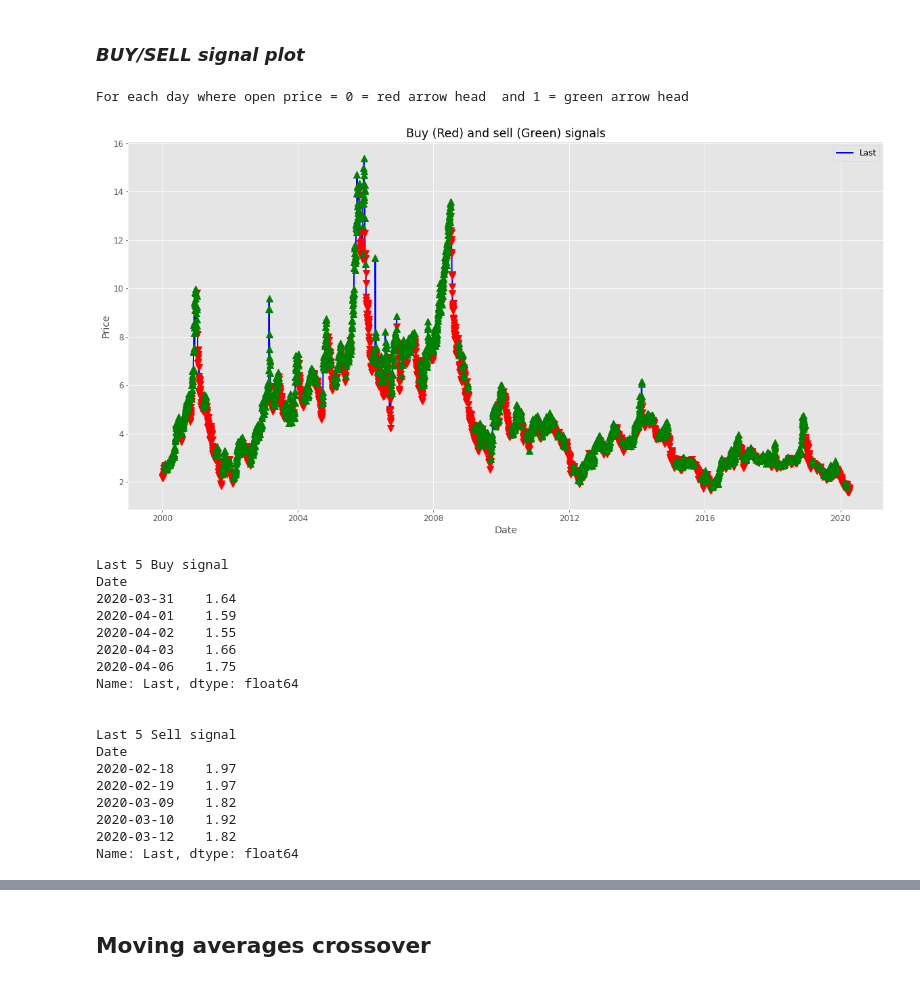
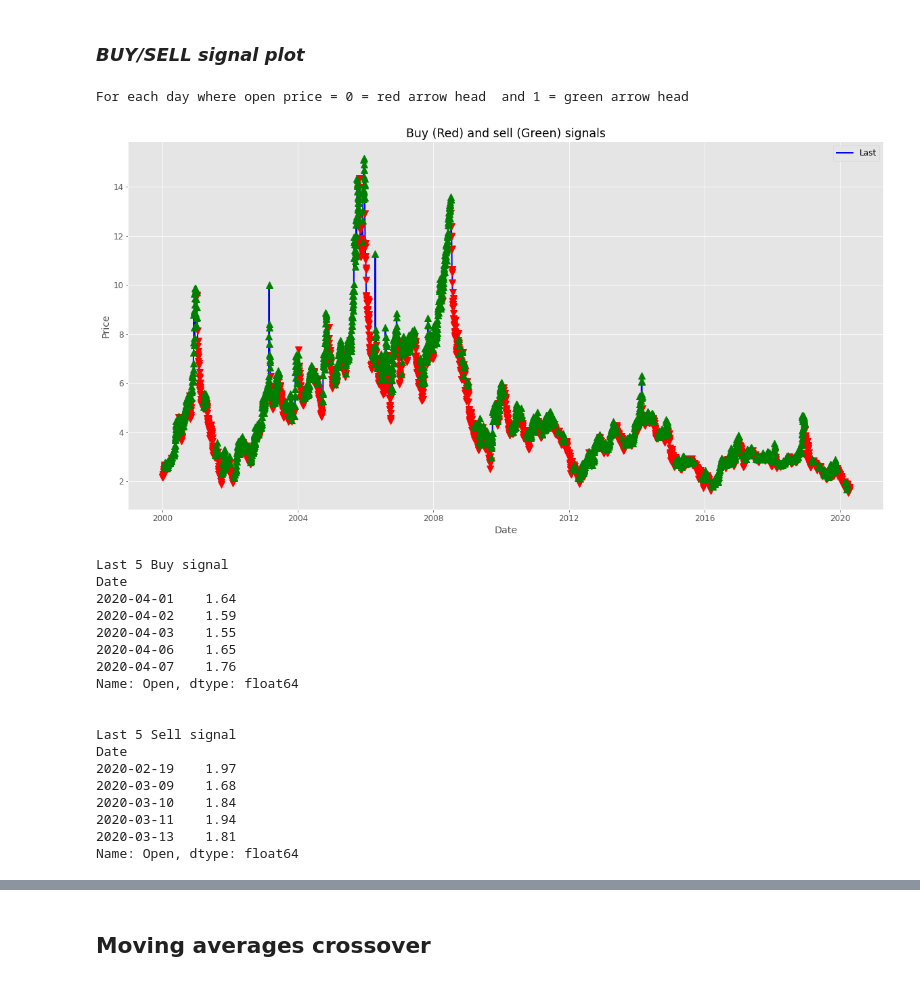
Before and after one commit to saritmaitra/Natural-Gas-Prediction-Model, a Jupyter notebook: Sarit.ipynb, the cells around one changed output, grey strips where cells are left out. Saved outputs shown, nothing was run; the diff lists cells and outputs as text; code cells hidden in the pictures.

```diff
--- a/Sarit.ipynb
+++ b/Sarit.ipynb
@@ -1021,16 +1038,16 @@ merge13["vol_rel_increment"] = merge13['Volume'].diff() / merge13['Volume']
 
 sma1 = 20
 sma2 = 100
-merge13["sma1"] = merge13['Last'].rolling(sma1).mean()
-merge13["sma2"] = merge13['Last'].rolling(sma2).mean()
+merge13["sma1"] = merge13['Open'].rolling(sma1).mean()
+merge13["sma2"] = merge13['Open'].rolling(sma2).mean()
 #merge13['ema42'] = merge13['Open'].ewm(span=42).mean()
 #merge13['ema252'] = merge13['Open'].ewm(span=252).mean()
 
-merge13['ema_12'] = merge13['Last'].ewm(span=10).mean()
-merge13['ema_26'] = merge13['Last'].ewm(span=26).mean()
-merge13['ROC'] = ((merge13['Last'] - merge13['Last'].shift(5)) / (merge13['Last'].shift(5)))*100
+merge13['ema_12'] = merge13['Open'].ewm(span=10).mean()
+merge13['ema_26'] = merge13['Open'].ewm(span=26).mean()
+merge13['ROC'] = ((merge13['Open'] - merge13['Open'].shift(5)) / (merge13['Open'].shift(5)))*100
 
-delta = merge13['Last'].diff()
+delta = merge13['Open'].diff()
 window = 14
 up_days = delta.copy()
 up_days[delta<=0]=0.0
@@ -1058,16 +1075,16 @@ df = merge13.apply(copy.deepcopy)
 ### ***WIndow Features***
 Adding lag features (sliding window method), here a window width of 1. It is as though we are sliding our focus along the time series for each observation with an interest in only what is within the window width.
 # %%
-df['t-2'] = df['Last'].shift(3)
-df['t-1'] = df['Last'].shift(2)
-df['t+1'] = df['Last'].shift(1)
+df['t-2'] = df['Open'].shift(3)
+df['t-1'] = df['Open'].shift(2)
+df['t+1'] = df['Open'].shift(1)
 #df.head()
 # %% [markdown]
 ### ***Rolling Window Statistics***
 Adding a summary of the values at previous time steps. We will calculate summary statistics across the values in the sliding window and include these as features in our dataset. The most useful is the mean of the previous values, also called the rolling mean.
 # %%
 width = 3
-shifted = df['Last'].shift(width - 1)
+shifted = df['Open'].shift(width - 1)
 roll_window = shifted.rolling(window=width)
 df['min'] = roll_window.min()
 df['mean'] = roll_window.mean()
@@ -1077,7 +1094,7 @@ df['max'] = roll_window.max()
 ### **Expanding Window Statistics**
 Expanding window also can help with keeping track of the bounds of observable data.
 # %%
-exp_window = df['Last'].expanding()
+exp_window = df['Open'].expanding()
 df['min_exp'] = exp_window.min()
 df['mean_exp'] = exp_window.mean()
 df['max_exp'] = exp_window.max()
@@ -1369,55 +1391,55 @@ Probability of prediction results
 # %%
 # For each day where open price > 0, we set the signal 1 means sell  and < 0, we set signal 0, to buy
 
 print('\033[4mFor each day where open price = 0 = red arrow head  and 1 = green arrow head \033[0m')
 buys = df.loc[df['next_day_direction'] == 0]
 sells = df.loc[df['next_day_direction'] == 1]
 
 # Plot
 fig = plt.figure(figsize=(20,10))
-plt.plot(df.index, df['Last'], color = 'b', lw=2., label='Last')
+plt.plot(df.index, df['Open'], color = 'b', lw=2., label='Last')
 
 # Plot the buy and sell signals on the same plot
-plt.plot(buys.index, df.loc[buys.index]['Last'], 'v', markersize=10, color='r')
-plt.plot(sells.index, df.loc[sells.index]['Last'], '^', markersize=10, color='g')
+plt.plot(buys.index, df.loc[buys.index]['Open'], 'v', markersize=10, color='r')
+plt.plot(sells.index, df.loc[sells.index]['Open'], '^', markersize=10, color='g')
 plt.ylabel('Price')
 plt.xlabel('Date')
 plt.title('Buy (Red) and sell (Green) signals')
 plt.legend(loc=0)
 
 # Display everything
 plt.show()
 print('\n')
 # %% [output]
 For each day where open price = 0 = red arrow head  and 1 = green arrow head
-[figure, old version]
+[figure, new version]
 # %%
 # Last 5 Buy & Sell signals
 print('\033[4mLast 5 Buy signal \033[0m')
-print(round(df.loc[buys.index], 2)['Last'].tail())
+print(round(df.loc[buys.index], 2)['Open'].tail())
 print('\n')
 print('\033[4mLast 5 Sell signal \033[0m')
-print(round(df.loc[sells.index], 2)['Last'].tail())
+print(round(df.loc[sells.index], 2)['Open'].tail())
 print('\n')
 # %% [output]
 Last 5 Buy signal
 Date
-2020-03-31    1.64
-2020-04-01    1.59
-2020-04-02    1.55
-2020-04-03    1.66
-2020-04-06    1.75
-Name: Last, dtype: float64
+2020-04-01    1.64
+2020-04-02    1.59
+2020-04-03    1.55
+2020-04-06    1.65
+2020-04-07    1.76
+Name: Open, dtype: float64
 
 
 Last 5 Sell signal
 Date
-2020-02-18    1.97
 2020-02-19    1.97
-2020-03-09    1.82
-2020-03-10    1.92
-2020-03-12    1.82
-Name: Last, dtype: float64
+2020-03-09    1.68
+2020-03-10    1.84
+2020-03-11    1.94
+2020-03-13    1.81
+Name: Open, dtype: float64
 # %%
 # assigning date to the predicted values
 df['Forecast'] = np.nan
```
Also changed, not shown: parts of 53 cells of this notebook.
